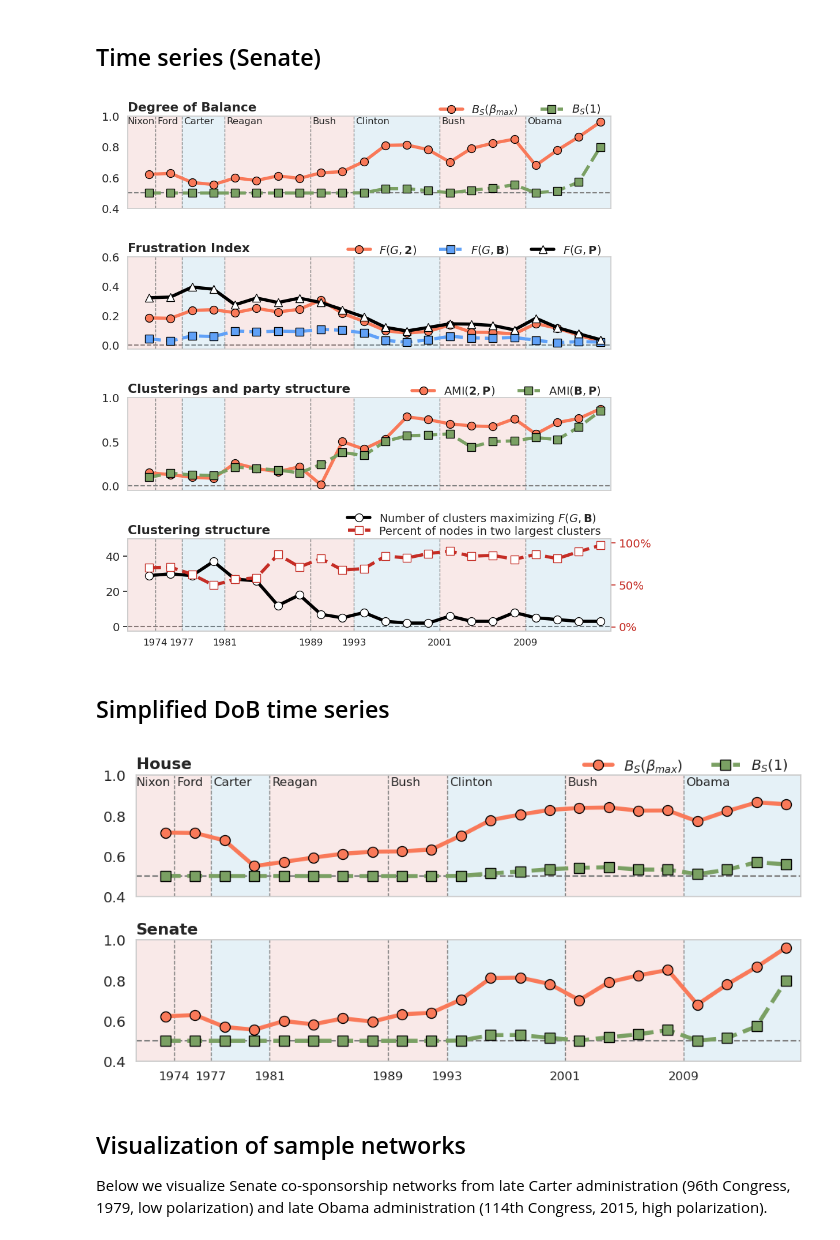
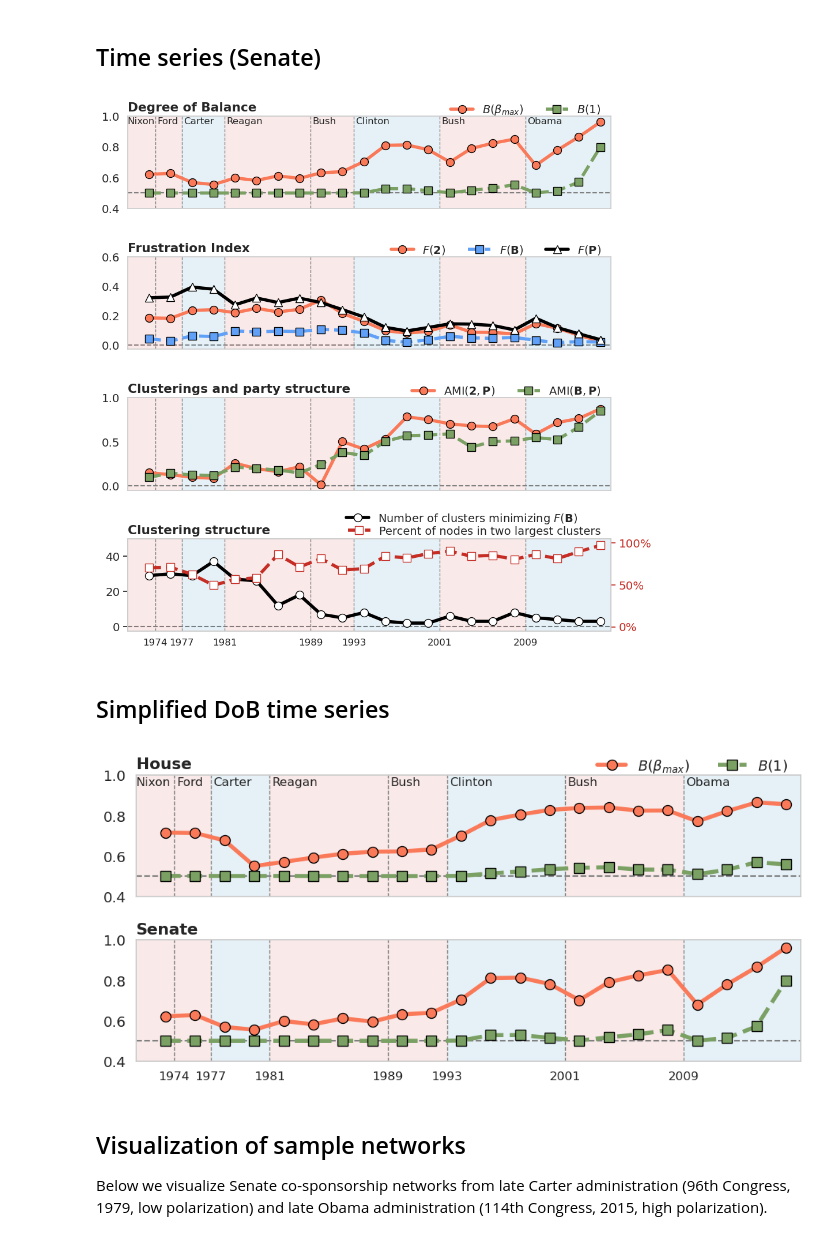
Before and after one commit to sztal/msb, a Jupyter notebook: notebooks/5-congress/5-congress.ipynb, the cells around one changed output. Saved outputs shown, nothing was run; the diff lists cells and outputs as text; code cells hidden in the pictures.

```diff
--- a/notebooks/5-congress/5-congress.ipynb
+++ b/notebooks/5-congress/5-congress.ipynb
@@ -245,13 +245,13 @@ c  = COLORS[0]
 pkws = dict(markersize=10, markeredgecolor="black")
 ax.plot(
     x, y, color=c, linewidth=4, marker="o", zorder=11, **pkws,
-    label=r"$B_S(\beta_{max})$"
+    label=r"$B(\beta_{max})$"
 )
 y = df["dobs1"]
 c = COLORS[1]
 ax.plot(
     x, y, color=c, linewidth=4, ls="--", marker="s", zorder=10, **pkws,
-    label=r"$B_S(1)$"
+    label=r"$B(1)$"
 )
 ax.get_xaxis().set_ticklabels([])
 ax.set_title("Degree of Balance", fontweight="bold", ha="left", x=0)
@@ -267,20 +267,20 @@ y  = df["fidx2"]
 c  = COLORS[0]
 ax.plot(
     x, y, color=c, linewidth=4, zorder=5, marker="o", **pkws,
-    label=r"$F(G, \mathbf{2})$"
+    label=r"$F(\mathbf{2})$"
 )
 y  = df["fidx"]
 c  = COLORS[2]
 ax.plot(
     x, y, color=c, linewidth=4, ls="--", zorder=5, marker="s", **pkws,
-    label=r"$F(G, \mathbf{B})$"
+    label=r"$F(\mathbf{B})$"
 )
 y = df["fidxp"]
 c = "black"
 ax.plot(
     x, y, color=c, linewidth=4, zorder=5, marker="^", **pkws,
     markerfacecolor="white",
-    label=r"$F(G, \mathbf{P})$"
+    label=r"$F(\mathbf{P})$"
 )
 ax.set_ylim(-.03, .6)
 ax.axhline(0, ls="--", color="gray", zorder=1)
@@ -323,7 +323,7 @@ c  = "black"
 ax.plot(
     x, y, color=c, linewidth=4, zorder=5, marker="o", **pkws,
     markerfacecolor="white",
-    label=r"Number of clusters maximizing $F(G, \mathbf{B})$"
+    label=r"Number of clusters minimizing $F(\mathbf{B})$      "
 )
 ax.axhline(0, ls="--", color="gray", zorder=1)
 ax.set_ylim(-2.5, 50)
@@ -354,34 +354,34 @@ ax.legend(
 )
 
 ax = axes[-1]
 formatter = mdates.DateFormatter("%Y")
 ax.xaxis.set_major_formatter(formatter)
 ticks = PRESDF["start"]
 ax.set_xticks(ticks)
 ax.xaxis.set_tick_params(labelsize=12)
 
 for ax in axes:
     ax.set_xlim(date0, data["end"].max())
     ax.grid(False)
     for _, row in PRESDF.iterrows():
         color = RED if row["affil"] == "Republican" else BLUE
         ax.fill_between(row[["start", "end"]], -100, 400, color=color, alpha=.1, linewidth=0)
 
         name  = row["surname"]
         start = row["start"].date()
         x     = max(date0, start  + relativedelta(months=2))
         y     = .95 if ax is axes[0] else .55
 
         if ax is axes[0]:
             ax.text(x, y, name, size=12)
         if start > date0:
             ax.axvline(start, ls="--", color="gray", linewidth=1, zorder=1)
 
 
 fig.tight_layout()
 fig.savefig(FIGS/"congress-senate.pdf", bbox_inches="tight")
 # %% [output]
-[figure, old version]
+[figure, new version]
 # %% [markdown]
 ## Simplified DoB time series
 # %%
@@ -400,13 +400,13 @@ for ax, chamber in zip(axes.flat, ["H", "S"]):
     pkws = dict(markersize=10, markeredgecolor="black")
     ax.plot(
         x, y, color=c, linewidth=4, marker="o", zorder=11, **pkws,
-        label=r"$B_S(\beta_{max})$"
+        label=r"$B(\beta_{max})$"
     )
     y = df["dobs1"]
     c = COLORS[1]
     ax.plot(
         x, y, color=c, linewidth=4, ls="--", marker="s", zorder=10, **pkws,
-        label=r"$B_S(1)$"
+        label=r"$B(1)$"
     )
     ax.set_title(title, fontweight="bold", ha="left", x=0)
     ax.set_ylim(.4, 1)
@@ -445,7 +445,7 @@ for ax in axes:
 fig.tight_layout()
 fig.savefig(FIGS/"congress-simplified.pdf", bbox_inches="tight")
 # %% [output]
-[figure, old version]
+[figure, new version]
 # %% [markdown]
 ## Visualization of sample networks
 
```
Also changed, not shown: parts of 1 cell of this notebook, 14 other files.
